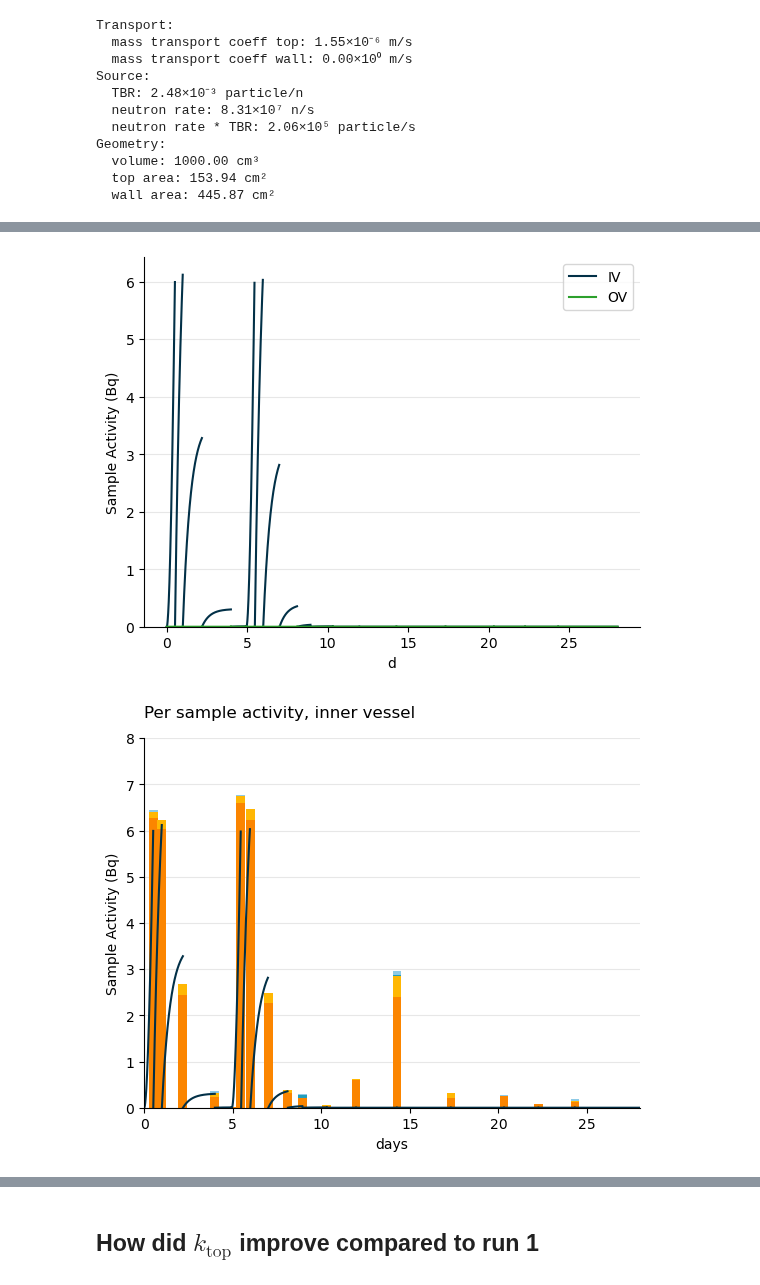
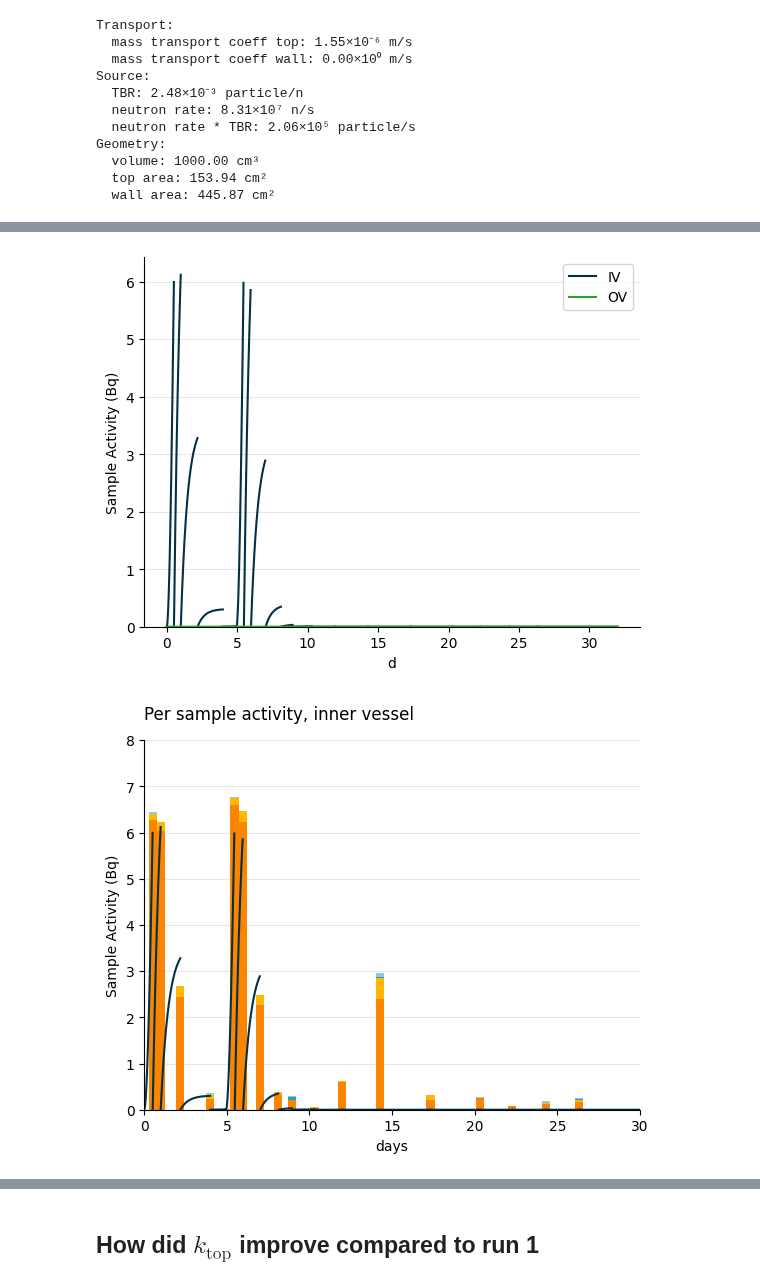
Before and after one commit to veliki-filozof/baby-1L-run-4, a Jupyter notebook: analysis/tritium/tritium_model.ipynb, the cells around one changed output, grey strips where cells are left out. Saved outputs shown, nothing was run; the diff lists cells and outputs as text; code cells hidden in the pictures.

```diff
--- a/analysis/tritium/tritium_model.ipynb
+++ b/analysis/tritium/tritium_model.ipynb
@@ -74,5 +74,5 @@ Measured TBR: 2.48e-03 particle / neutron
 # %%
-baby_model.run(28 * ureg.day)
+baby_model.run(32 * ureg.day)
 # %%
 print(f"Transport:")
 print(f"  mass transport coeff top: {baby_model.k_top:.2e~P}")
@@ -292,7 +292,7 @@ plot_sample_activity_top(baby_model, replacement_times=replacement_times_top, co
 
 plt.grid(True, axis="y", alpha=0.3)
 plt.ylim(bottom=0 * ureg.Bq)
-plt.xlim(0, 28)
+plt.xlim(0, 30)
 plt.ylim(top=8)
 plt.ylabel("Sample Activity (Bq)")
 plt.xlabel("days")
@@ -315,35 +315,35 @@ plot_sample_activity_wall(baby_model, replacement_times=replacement_times_walls,
 
 plt.grid(True, axis="y", alpha=0.3)
 # plt.ylim(bottom=0 * ureg.Bq)
-plt.xlim(0, 28)
+plt.xlim(0, 30)
 plt.ylabel("Sample Activity (Bq)")
 plt.xlabel("days")
 plt.title("Per sample activity, outer vessel", loc="left", pad=15)
 
 MDA = 0.071  # Calculated by hand for demo, TODO create code to calculate automatically
 
 plt.axvline(x=gas_switch_deltatime, color="k", linestyle="--")
 plt.annotate(
     f"Switch to 3.5% H2",
     (gas_switch_deltatime, 0.42),
     xytext=(-60, 40),
     textcoords="offset points",
     ha="center",
     va="bottom",
     color="k",
 )
 plt.axhline(y=MDA, color = "red", linestyle = "-.")
 plt.annotate(
     f"MDA per vial",
     (3, 0.5),
     xytext=(0, 0),
     textcoords="offset points",
     ha="center",
     va="bottom",
     color="red",
 )
 
 plt.show()
 # %% [output]
-[figure, old version]
+[figure, new version]
-[figure, old version]
+[figure, new version]
```
Also changed, not shown: parts of 8 cells of this notebook.
